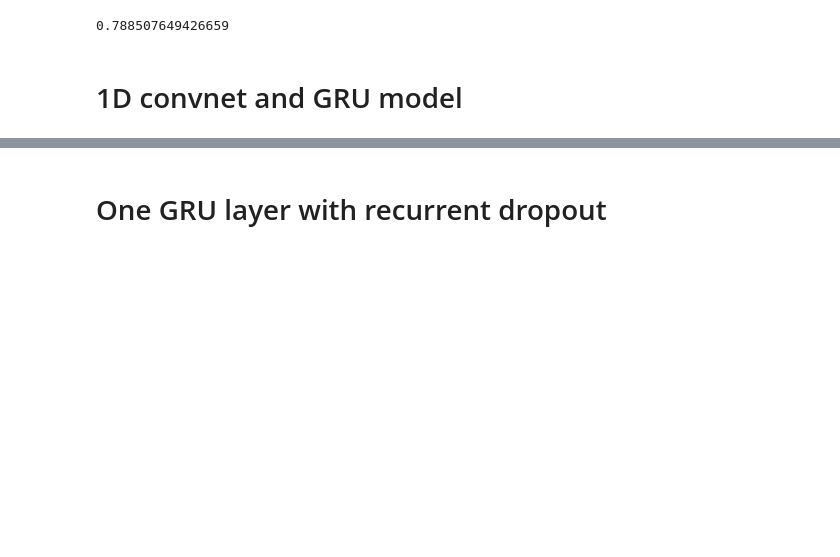
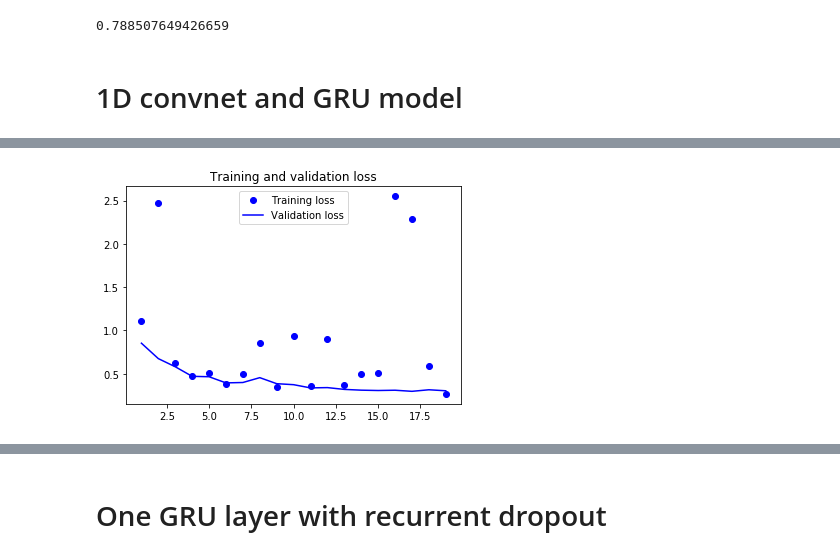
Before and after one commit to elmodeer/b-thesis, a Jupyter notebook: Keras-CNN-802.ipynb, the cells around one changed output, grey strips where cells are left out. Cells and saved outputs as stored; diff of their text form; code cells hidden in the pictures; blank space fills up the shorter version.

```diff
--- a/Keras-CNN-802.ipynb
+++ b/Keras-CNN-802.ipynb
@@ -338,0 +454,18 @@ model_3.evaluate(test_gen, steps=30)
+# %%
+from tensorflow.keras import regularizers
+# learn rate
+model_3 = Sequential()
+model_3.add(layers.Conv1D(32, 5, activation='relu',
+                          input_shape=(None, float_data_1.shape[-1])))
+model_3.add(layers.MaxPooling1D(3))
+model_3.add(layers.Conv1D(32, 5, activation='relu'))
+model_3.add(layers.GRU(32, dropout=0.2, recurrent_dropout=0.3))
+model_3.add(layers.Dense(1, kernel_regularizer=regularizers.l2(l=0.2)))
+
+model_3.summary()
+model_3.compile(optimizer=RMSprop(), loss='mae')
+history_3 = model_3.fit(train_gen_1,
+                        steps_per_epoch=per_epoch,
+                        epochs=20,
+                        validation_data=val_gen_1,
+                        validation_steps=val_steps)
@@ -338,0 +490,14 @@ model_3.evaluate(test_gen, steps=30)
+# %%
+loss = history_3.history['loss'][1:]
+val_loss = history_3.history['val_loss'][1:]
+
+epochs = range(1, len(loss) + 1)
+plt.figure()
+
+plt.plot(epochs, loss, 'bo', label='Training loss')
+plt.plot(epochs, val_loss, 'b', label='Validation loss')
+plt.title('Training and validation loss')
+plt.legend()
+plt.show()
+# %% [output]
+[figure, added]
```
Also changed, not shown: parts of 37 cells of this notebook, 9 other files.
